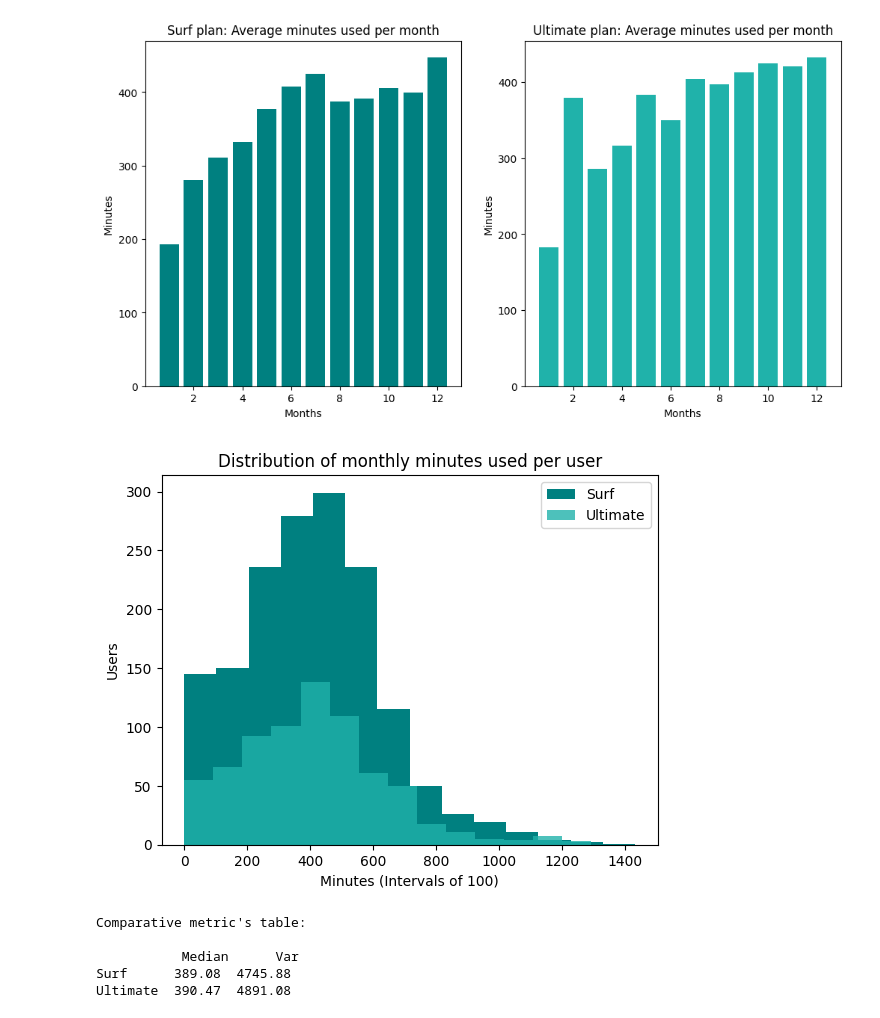
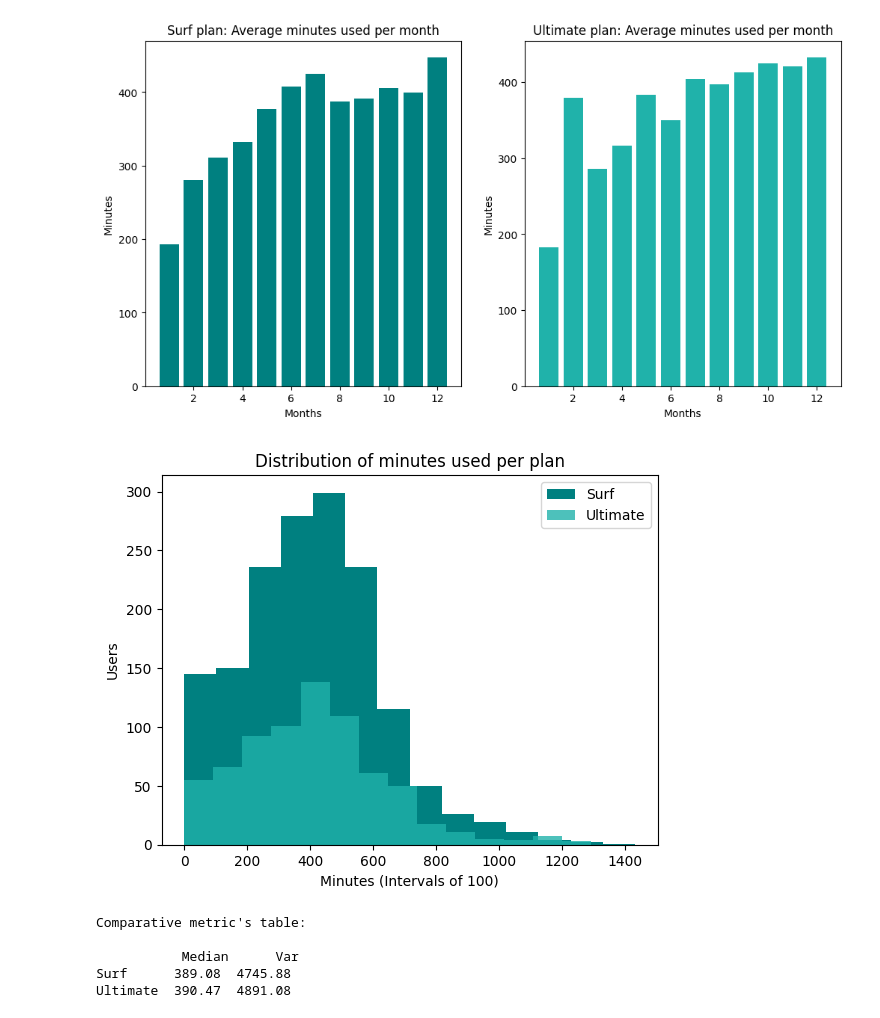
Before and after one commit to Calarioz/DA_Telecom, a Jupyter notebook: Jupyter.ipynb, the cells around one changed output. Cells and saved outputs as stored; diff of their text form; code cells hidden in the pictures.

```diff
--- a/Jupyter.ipynb
+++ b/Jupyter.ipynb
@@ -702,23 +725,23 @@ comparative_plans_bar_char(set_1 = surf_mean_minutes,
 # %%
 # Getting Dataset
 minutes_summary = df_summary[['plan_name','duration']]
 
 # Plans
 surf_minutes_sumary = minutes_summary[minutes_summary['plan_name'] == 'surf']
 ultimate_minutes_sumary = minutes_summary[minutes_summary['plan_name'] == 'ultimate']
 
 comparative_plans_hist_char(set_1= surf_minutes_sumary,
                             color_1='teal',
                             set_2 = ultimate_minutes_sumary,
                             color_2='lightseagreen',
                             field ='duration',
                             x_label='Minutes (Intervals of 100)',
                             y_label='Users',
-                            title='Distribution of monthly minutes used per user',
+                            title='Distribution of minutes used per plan',
                             bins=14,
                             )
 # %% [output]
-[figure, old version]
+[figure, new version]
 # %%
 # Getting metric charts
 basic_metrics(set_1 = surf_mean_minutes,
```
Also changed, not shown: parts of 23 cells of this notebook.
